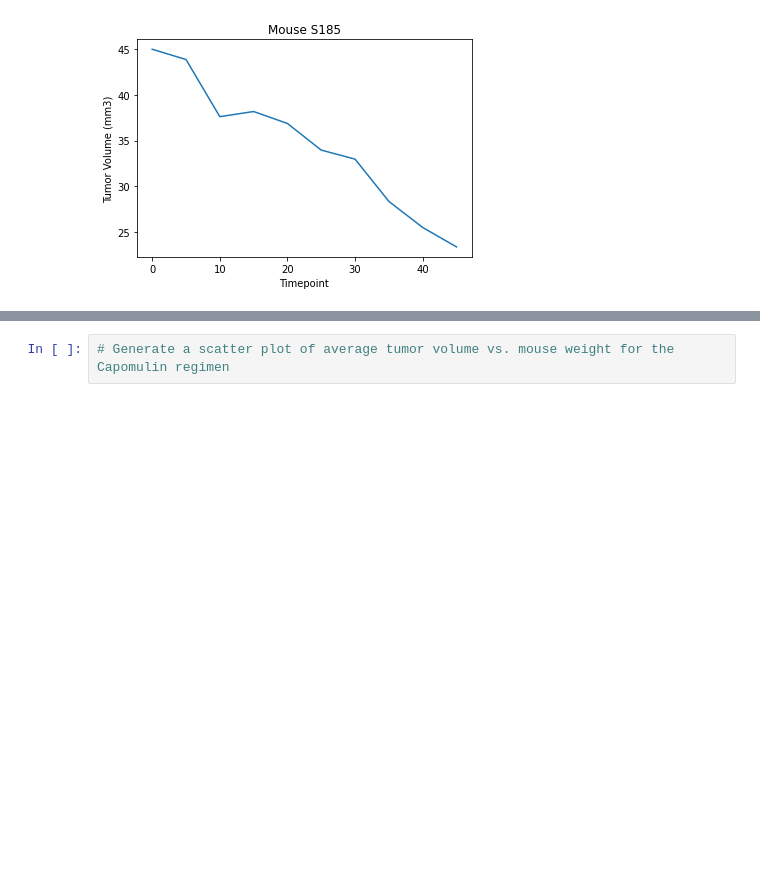
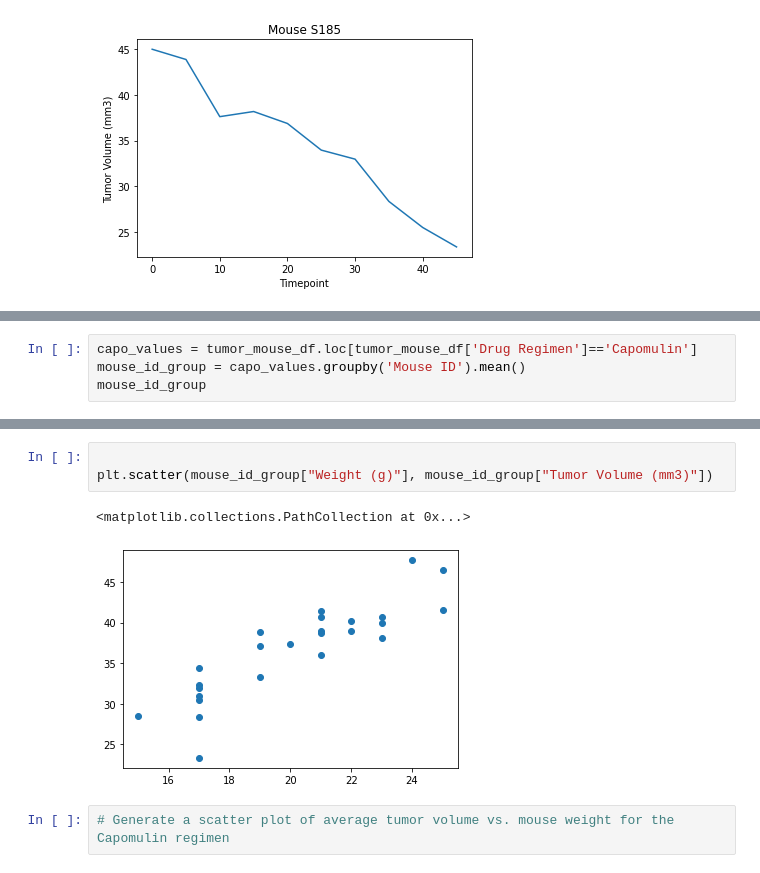
Before and after one commit to Navilongo/Pharmaceutical-Analysis-with-Python, a Jupyter notebook: pymaceuticals.ipynb, the cells around one changed output, grey strips where cells are left out. Drawn from its saved outputs; the diff is of its cells as text; blank space fills up the shorter version.

```diff
--- a/pymaceuticals.ipynb
+++ b/pymaceuticals.ipynb
@@ -394,0 +350,4 @@ plt.scatter(weight, tumor)
+# %%
+capo_values = tumor_mouse_df.loc[tumor_mouse_df['Drug Regimen']=='Capomulin']
+mouse_id_group = capo_values.groupby('Mouse ID').mean()
+mouse_id_group
@@ -395,3 +373,9 @@ plt.scatter(weight, tumor)
+# %%
+
+plt.scatter(mouse_id_group["Weight (g)"], mouse_id_group["Tumor Volume (mm3)"])
+# %% [output]
+<matplotlib.collections.PathCollection at 0x...>
+[figure, added]
 # %%
 # Generate a scatter plot of average tumor volume vs. mouse weight for the Capomulin regimen
 # %% [markdown]
```
Also changed, not shown: parts of 9 cells of this notebook.
